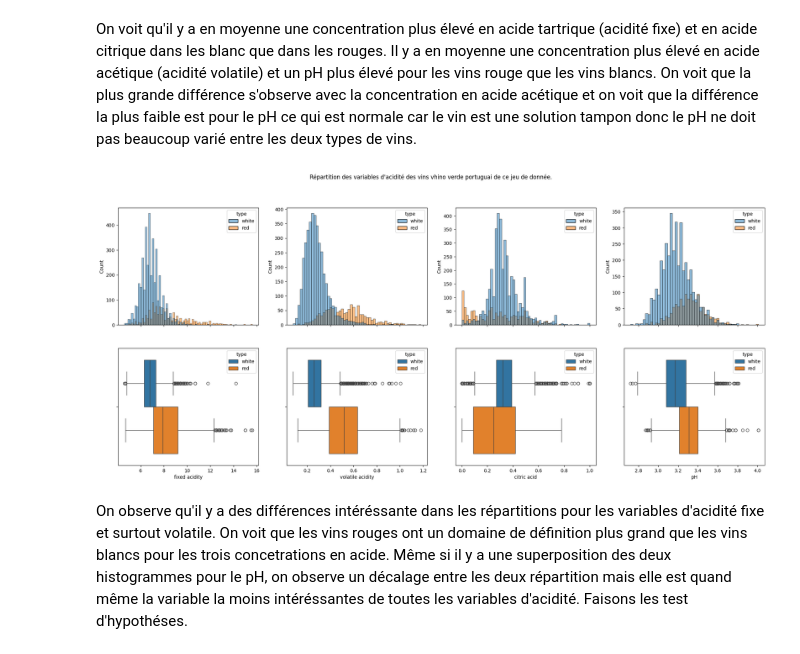
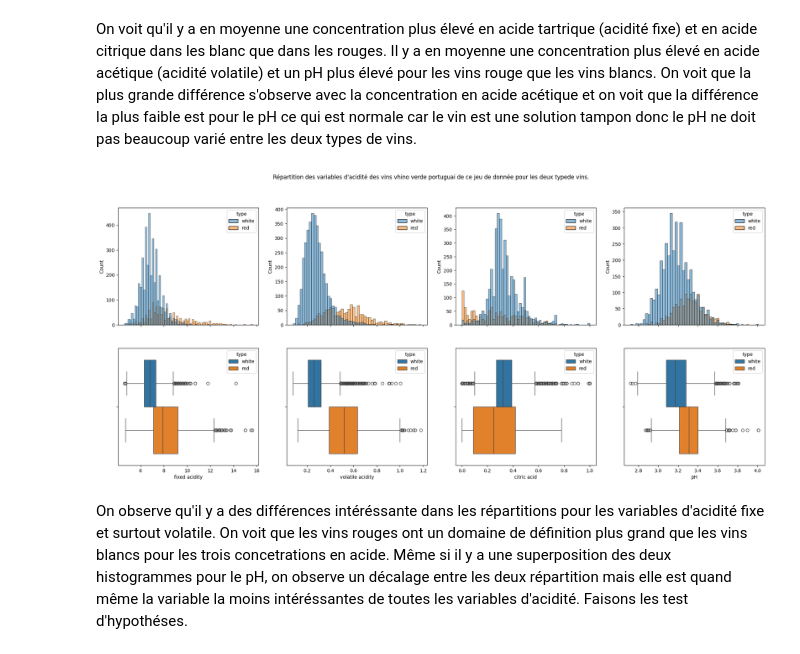
Before and after one commit to fmazur57u/WineTypePrediction, a Jupyter notebook: winePredictionType.ipynb, the cells around one changed output. Drawn from its saved outputs; the diff is of its cells as text; code cells hidden in the pictures.

```diff
--- a/winePredictionType.ipynb
+++ b/winePredictionType.ipynb
@@ -603,20 +603,20 @@ On voit qu'il y a en moyenne une concentration plus élevé en acide tartrique (
 # %%
 fig, ax = plt.subplots(2, 4, sharex="col")
 fig.set_size_inches(25, 10)
 plt.suptitle(
-    "Répartition des variables d'acidité des vins vhino verde portuguai de ce jeu de donnée."
+    "Répartition des variables d'acidité des vins vhino verde portuguai de ce jeu de donnée pour les deux typede vins."
 )
 sns.histplot(data=train_set, x="fixed acidity", hue="type", ax=ax[0, 0])
 sns.boxplot(data=train_set, x="fixed acidity", hue="type", ax=ax[1, 0])
 sns.histplot(data=train_set, x="volatile acidity", hue="type", ax=ax[0, 1])
 sns.boxplot(data=train_set, x="volatile acidity", hue="type", ax=ax[1, 1])
 sns.histplot(data=train_set, x="citric acid", hue="type", ax=ax[0, 2])
 sns.boxplot(data=train_set, x="citric acid", hue="type", ax=ax[1, 2])
 sns.histplot(data=train_set, x="pH", hue="type", ax=ax[0, 3])
 sns.boxplot(data=train_set, x="pH", hue="type", ax=ax[1, 3])
 plt.show()
 # %% [output]
-[figure, old version]
+[figure, new version]
 # %% [markdown]
 On observe qu'il y a des différences intéréssante dans les répartitions pour les variables d'acidité fixe et surtout volatile. On voit que les vins rouges ont un domaine de définition plus grand que les vins blancs pour les trois concetrations en acide. Même si il y a une superposition des deux histogrammes pour le pH, on observe un décalage entre les deux répartition mais elle est quand même la variable la moins intéréssantes de toutes les variables d'acidité. Faisons les test d'hypothéses.
 # %%
```
Also changed, not shown: parts of 14 cells of this notebook.
